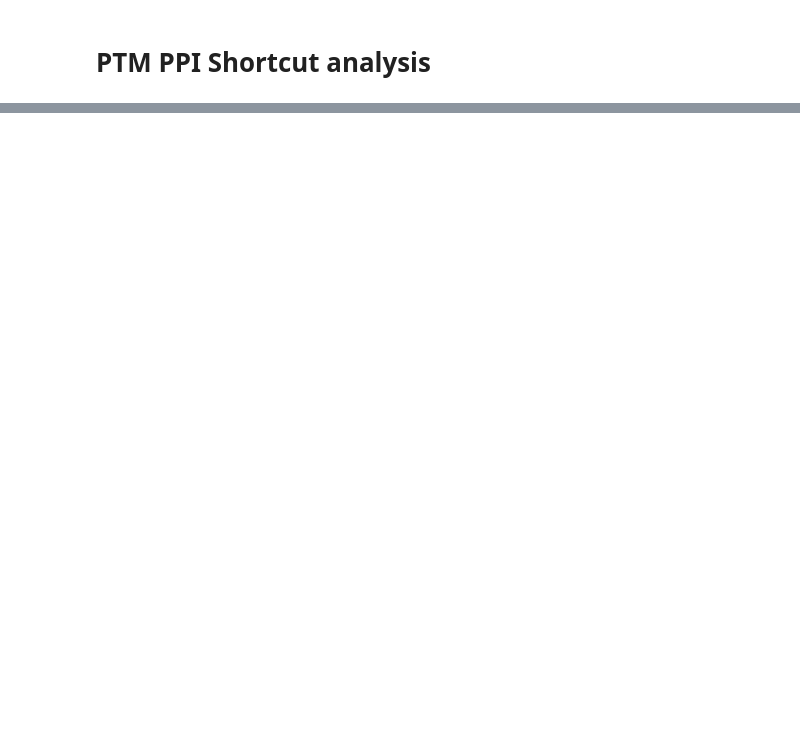
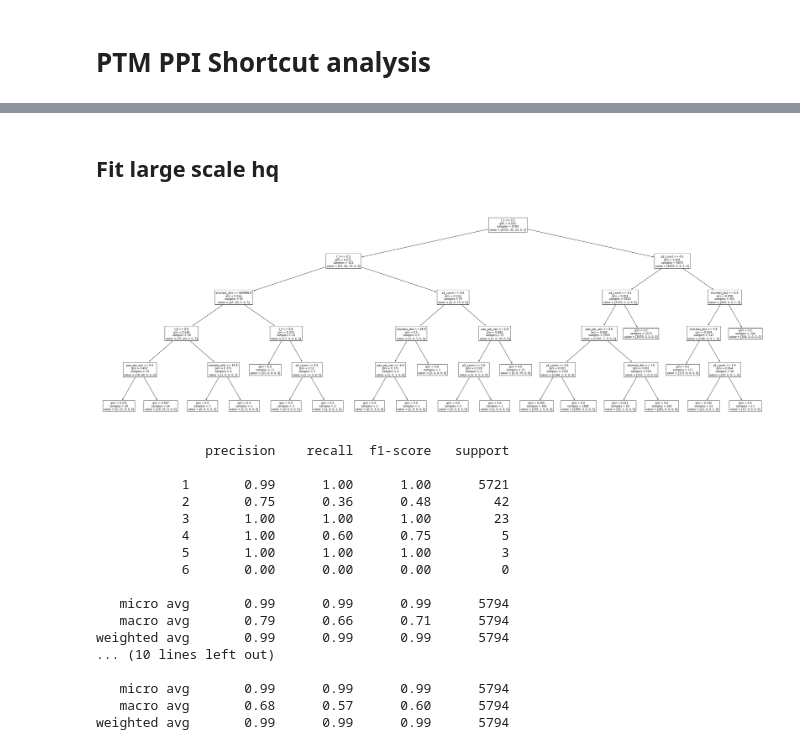
Before and after one commit to elangovana/bert-shortcuts, a Jupyter notebook: notebooks/ptm_ppi_shortcut_analysis.ipynb, the cells around one changed output, grey strips where cells are left out. Cells and saved outputs as stored; diff of their text form; code cells hidden in the pictures; blank space fills up the shorter version.

```diff
--- a/notebooks/ptm_ppi_shortcut_analysis.ipynb
+++ b/notebooks/ptm_ppi_shortcut_analysis.ipynb
@@ -346,0 +272,30 @@ plt.show()
+# %% [markdown]
+## Fit large scale hq
+# %%
+df_largescale_hq = load_large_scale(largescalefile)
+largescale_hq_m, df_largescale_hq["shortcut_pred"] = train_and_predict(df_largescale_hq)
+plot_tree(largescale_hq_m)
+
+
+print_report(df_largescale_hq["y"], df_largescale_hq["shortcut_pred"], False, pos_labels)
+
+print_report(df_largescale_hq["y"], df_largescale_hq["shortcut_pred"], False, all_labels)
+# %% [output]
+[figure, added]
+              precision    recall  f1-score   support
+
+           1       0.99      1.00      1.00      5721
+           2       0.75      0.36      0.48        42
+           3       1.00      1.00      1.00        23
+           4       1.00      0.60      0.75         5
+           5       1.00      1.00      1.00         3
+           6       0.00      0.00      0.00         0
+
+   micro avg       0.99      0.99      0.99      5794
+   macro avg       0.79      0.66      0.71      5794
+weighted avg       0.99      0.99      0.99      5794
+... (10 lines left out)
+
+   micro avg       0.99      0.99      0.99      5794
+   macro avg       0.68      0.57      0.60      5794
+weighted avg       0.99      0.99      0.99      5794
```
Also changed, not shown: parts of 48 cells of this notebook, 1 other file.
